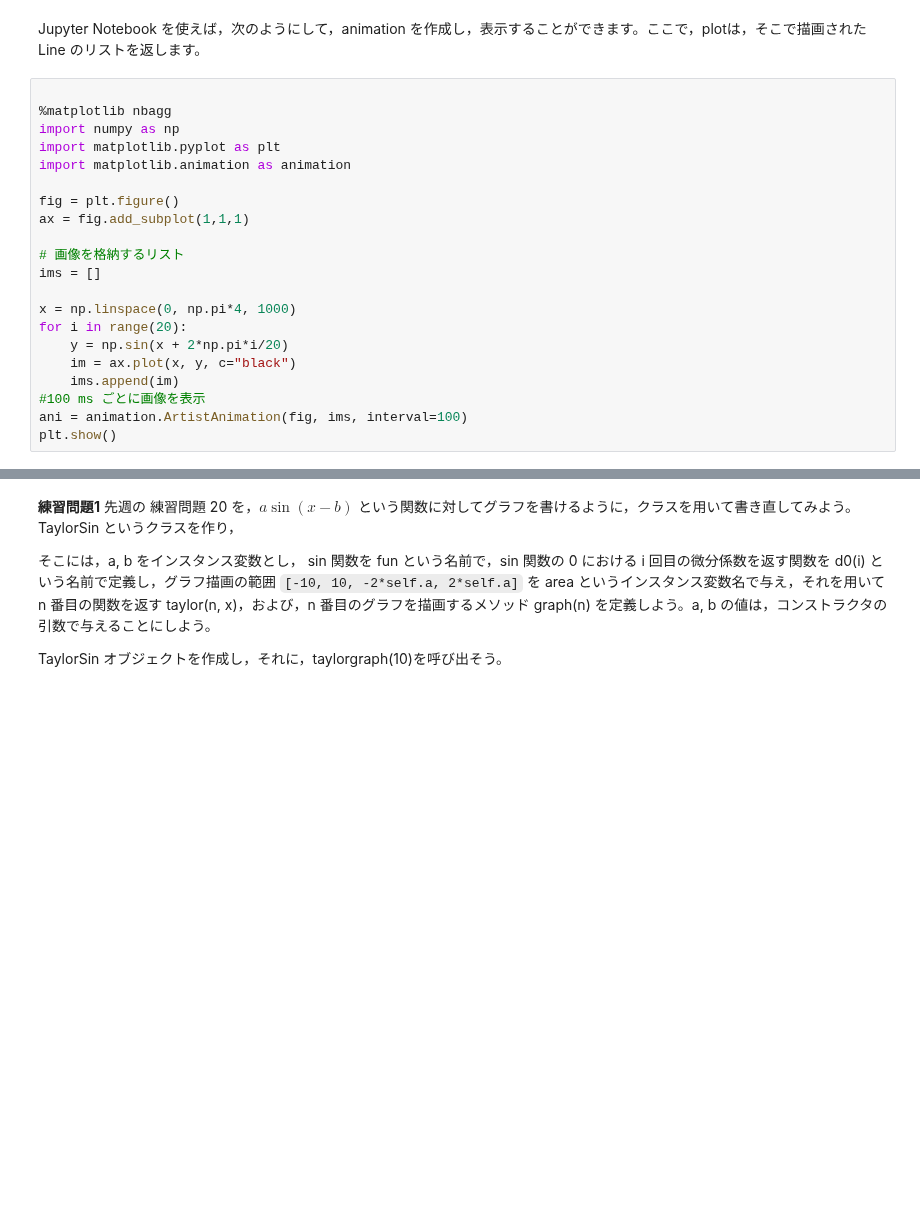
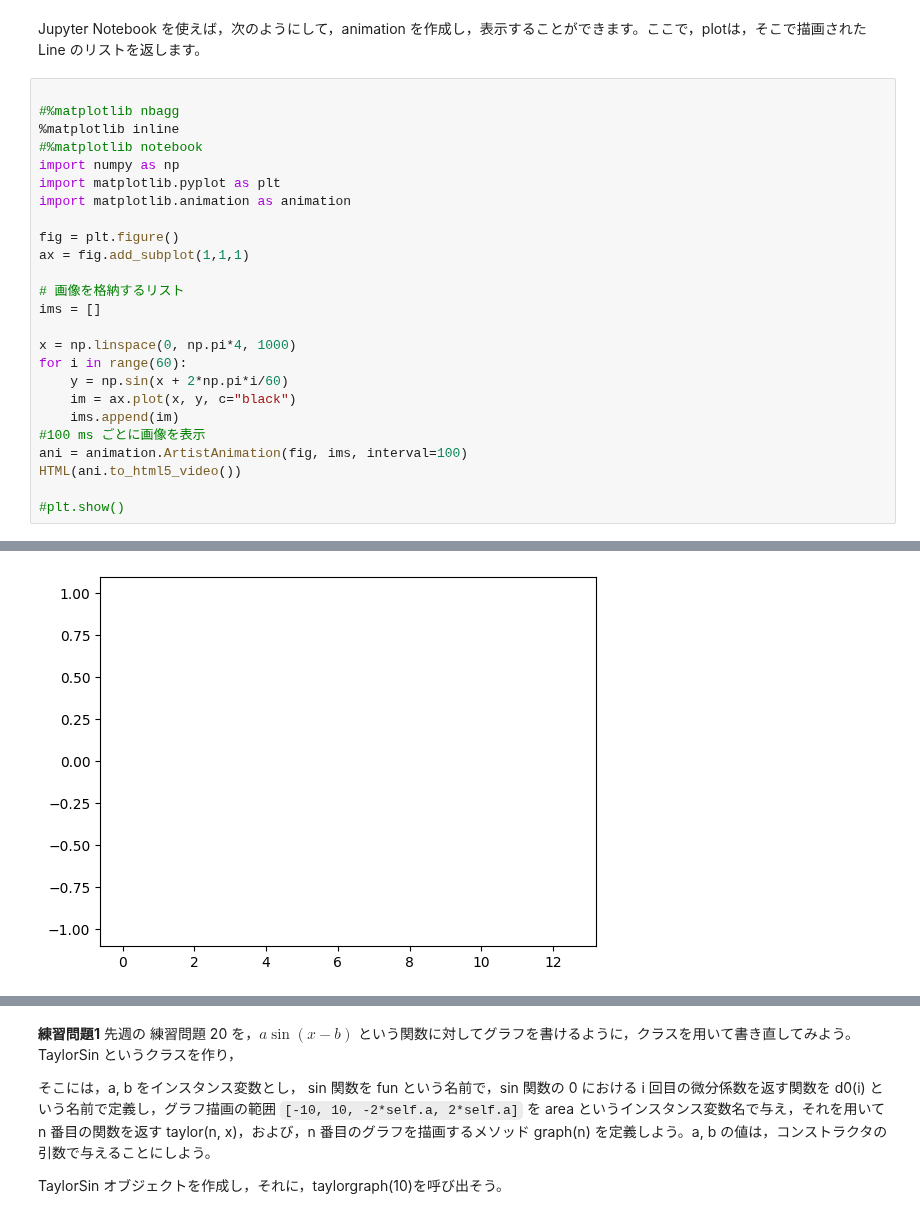
Before and after one commit to HidekiTsuiki/python, a Jupyter notebook: 9Object.ipynb, the cells around one changed output, grey strips where cells are left out. Drawn from its saved outputs; the diff is of its cells as text; blank space fills up the shorter version.

```diff
--- a/9Object.ipynb
+++ b/9Object.ipynb
@@ -447,7 +478,9 @@ Line2D(_line0)
 Jupyter Notebook を使えば，次のようにして，animation を作成し，表示することができます。ここで，plotは，そこで描画された Line のリストを返します。
 # %%
 
-%matplotlib nbagg
+#%matplotlib nbagg
+%matplotlib inline
+#%matplotlib notebook
 import numpy as np
 import matplotlib.pyplot as plt
 import matplotlib.animation as animation
@@ -459,12 +492,14 @@ ax = fig.add_subplot(1,1,1)
 ims = []
 
 x = np.linspace(0, np.pi*4, 1000)
-for i in range(20):
-    y = np.sin(x + 2*np.pi*i/20)
+for i in range(60):
+    y = np.sin(x + 2*np.pi*i/60)
     im = ax.plot(x, y, c="black")
     ims.append(im)
 #100 ms ごとに画像を表示
 ani = animation.ArtistAnimation(fig, ims, interval=100)
-plt.show()
+HTML(ani.to_html5_video())
+
+#plt.show()
 # %% [output]
 [interactive output not drawn]
@@ -471,0 +506 @@ plt.show()
+[figure, added]
```
Also changed, not shown: parts of 19 cells of this notebook, 4 other files.
